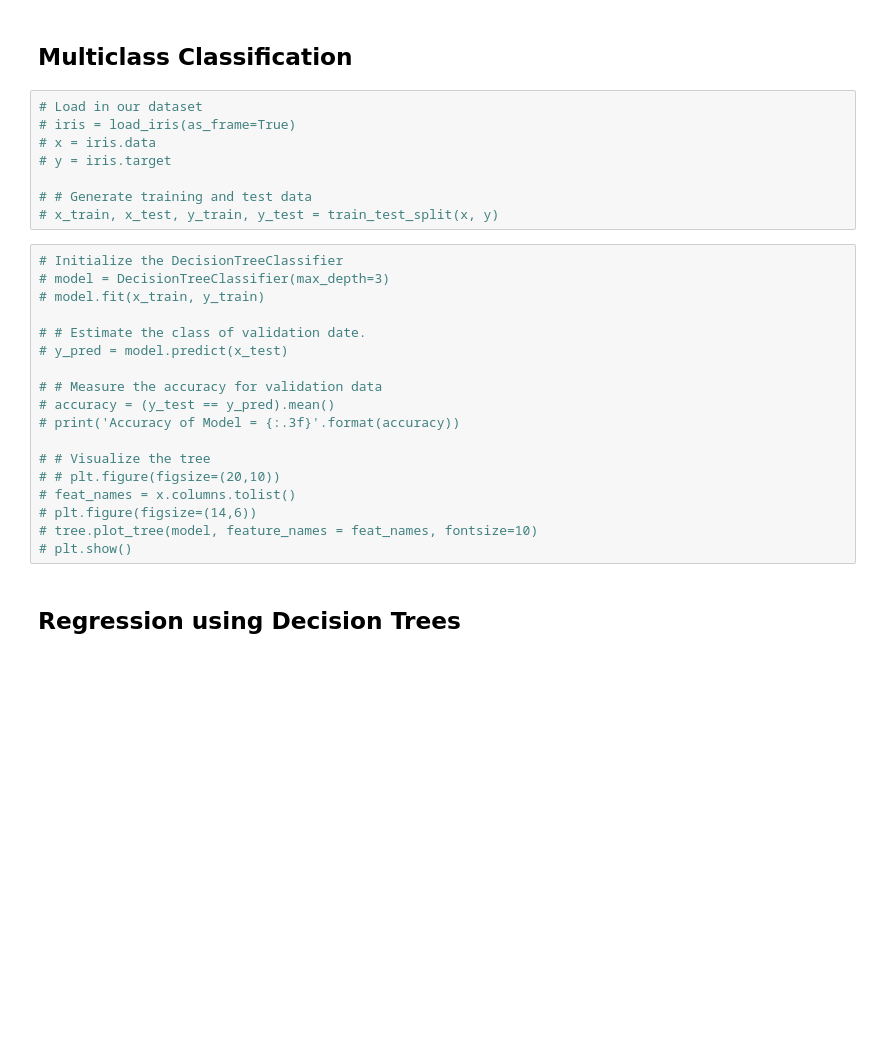
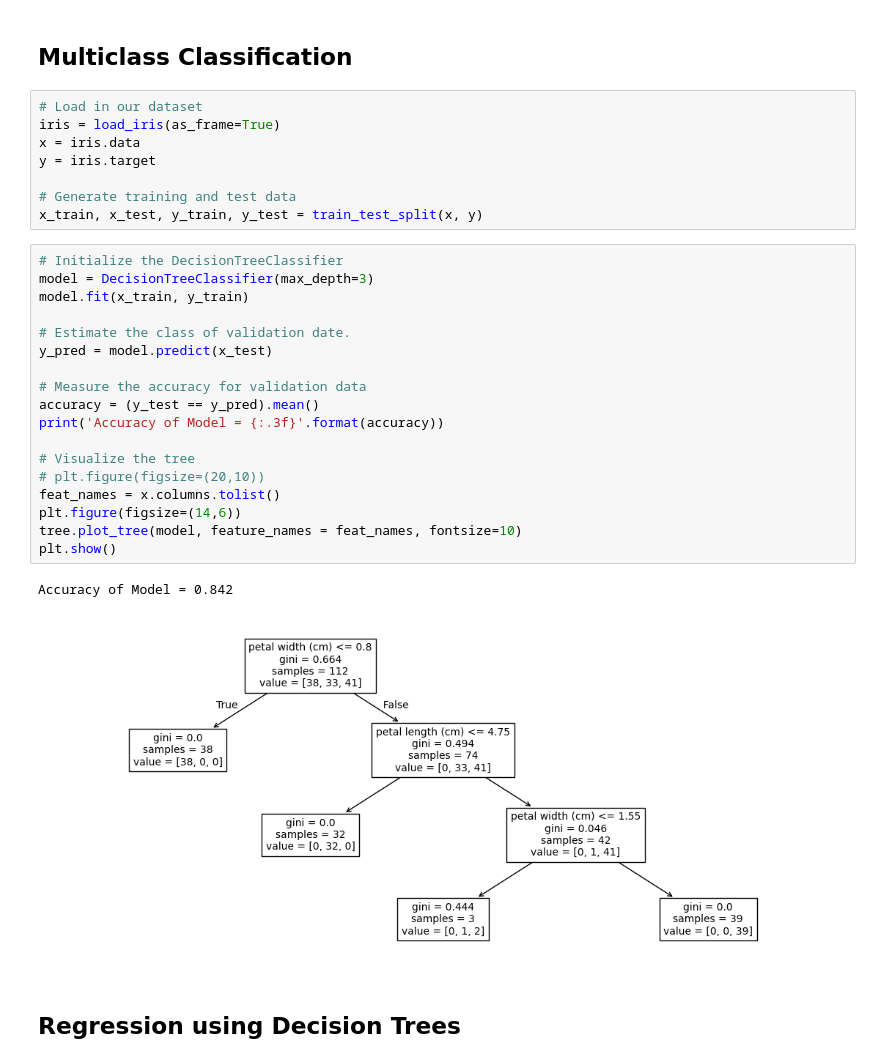
Before and after one commit to KillaEarth/DAC-Curriculum2024, a Jupyter notebook: DAC-006_Machine_Learning/DAC-006-Intro_to_ML_Session_2_Student.ipynb, the cells around one changed output. Drawn from its saved outputs; the diff is of its cells as text; blank space fills up the shorter version.

```diff
--- a/DAC-006_Machine_Learning/DAC-006-Intro_to_ML_Session_2_Student.ipynb
+++ b/DAC-006_Machine_Learning/DAC-006-Intro_to_ML_Session_2_Student.ipynb
@@ -362,30 +407,33 @@ where $R(T)$ is the misclassification rate of a tree T, $\alpha$ the regularizat
 ## Multiclass Classification
 # %%
 # Load in our dataset
-# iris = load_iris(as_frame=True)
-# x = iris.data
-# y = iris.target
+iris = load_iris(as_frame=True)
+x = iris.data
+y = iris.target
 
-# # Generate training and test data
-# x_train, x_test, y_train, y_test = train_test_split(x, y)
+# Generate training and test data
+x_train, x_test, y_train, y_test = train_test_split(x, y)
 # %%
 # Initialize the DecisionTreeClassifier
-# model = DecisionTreeClassifier(max_depth=3)
-# model.fit(x_train, y_train)
+model = DecisionTreeClassifier(max_depth=3)
+model.fit(x_train, y_train)
 
-# # Estimate the class of validation date.
-# y_pred = model.predict(x_test)
+# Estimate the class of validation date.
+y_pred = model.predict(x_test)
 
-# # Measure the accuracy for validation data
-# accuracy = (y_test == y_pred).mean()
-# print('Accuracy of Model = {:.3f}'.format(accuracy))
+# Measure the accuracy for validation data
+accuracy = (y_test == y_pred).mean()
+print('Accuracy of Model = {:.3f}'.format(accuracy))
 
-# # Visualize the tree
-# # plt.figure(figsize=(20,10))
-# feat_names = x.columns.tolist()
-# plt.figure(figsize=(14,6))
-# tree.plot_tree(model, feature_names = feat_names, fontsize=10)
-# plt.show()
+# Visualize the tree
+# plt.figure(figsize=(20,10))
+feat_names = x.columns.tolist()
+plt.figure(figsize=(14,6))
+tree.plot_tree(model, feature_names = feat_names, fontsize=10)
+plt.show()
+# %% [output]
+Accuracy of Model = 0.842
+[figure, added]
 # %% [markdown]
 ## Regression using Decision Trees
 # %%
```
Also changed, not shown: parts of 13 cells of this notebook, 1 other file.
